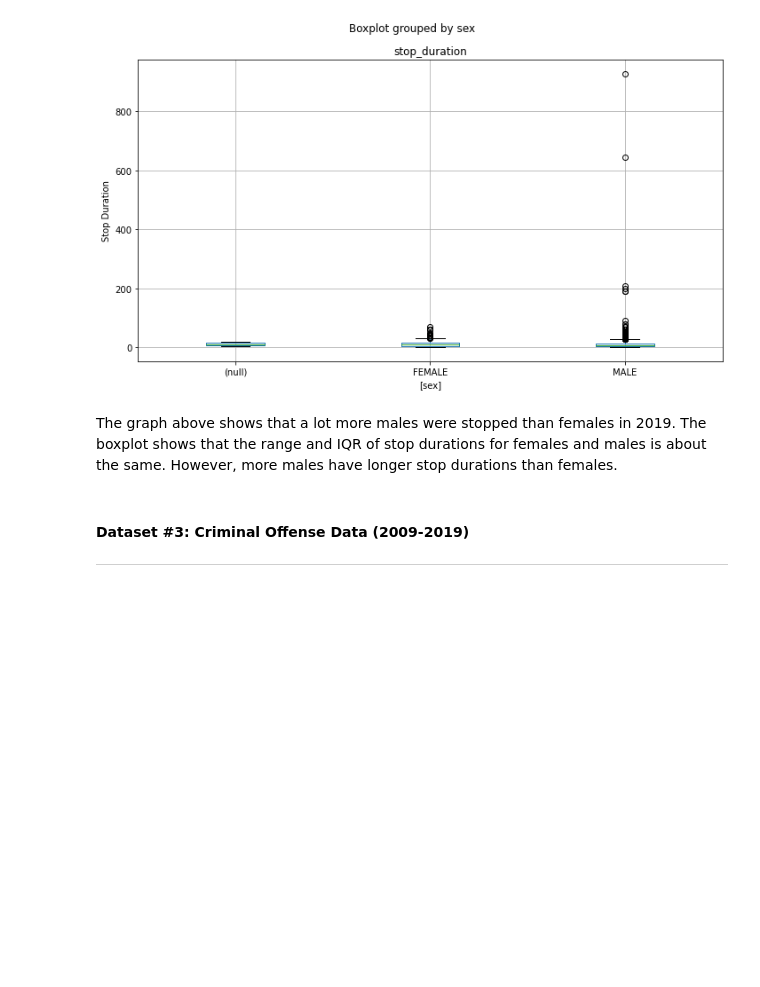
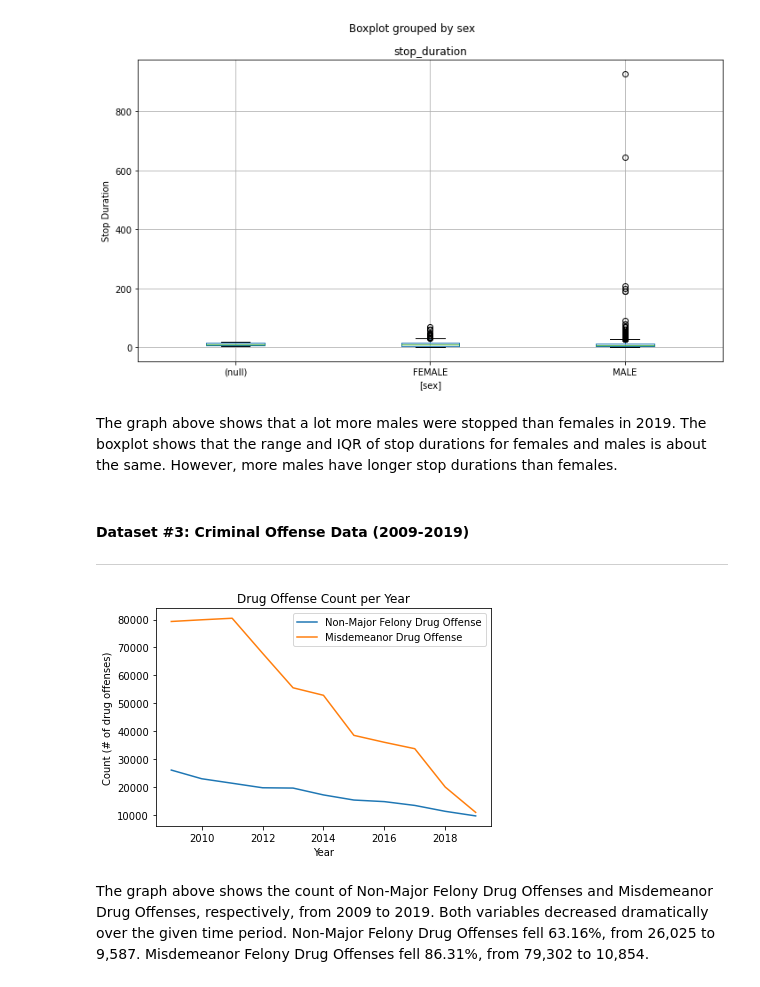
Before and after one commit to leajv123/Data-Science-Project-2950-, a Jupyter notebook: dataSciFinalProjectFINAL.ipynb, the cells around one changed output. Saved outputs shown, nothing was run; the diff lists cells and outputs as text; code cells hidden in the pictures; blank space fills up the shorter version.

```diff
--- a/dataSciFinalProjectFINAL.ipynb
+++ b/dataSciFinalProjectFINAL.ipynb
@@ -1001,3 +1001,17 @@ The graph above shows that a lot more males were stopped than females in 2019. T
 #### Dataset #3: Criminal Offense Data (2009-2019)
 
 ---
+# %%
+# Drug Misdemeanor count over the years
+plt.plot(crime_data.iloc[11,1:12], label = 'Non-Major Felony Drug Offense')
+plt.plot(crime_data.iloc[17,1:12], label = 'Misdemeanor Drug Offense')
+
+plt.title('Drug Offense Count per Year')
+plt.xlabel('Year')
+plt.ylabel('Count (# of drug offenses)')
+plt.legend(loc='upper right')
+plt.show()
+# %% [output]
+[figure, added]
+# %% [markdown]
+The graph above shows the count of Non-Major Felony Drug Offenses and Misdemeanor Drug Offenses, respectively, from 2009 to 2019. Both variables decreased dramatically over the given time period. Non-Major Felony Drug Offenses fell 63.16%, from 26,025 to 9,587. Misdemeanor Felony Drug Offenses fell 86.31%, from 79,302 to 10,854.
```
Also changed, not shown: parts of 5 cells of this notebook.
